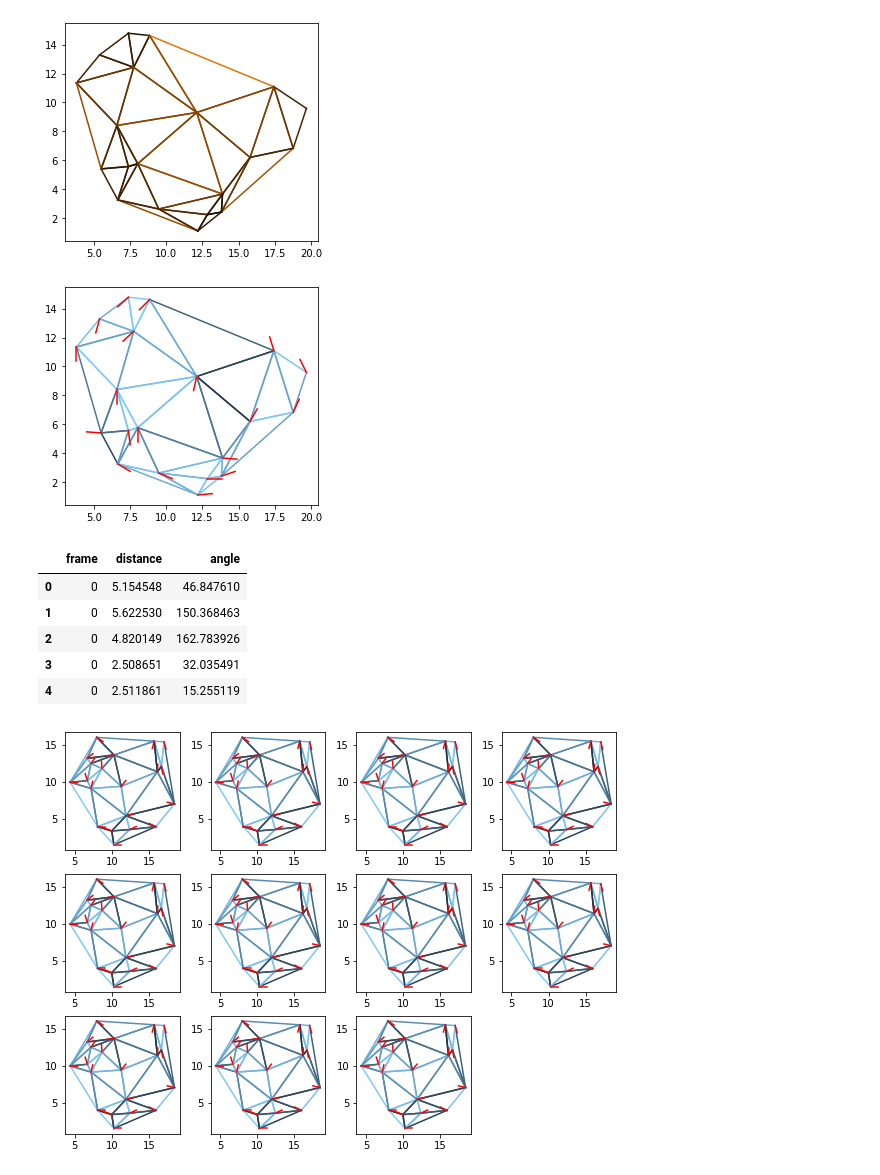
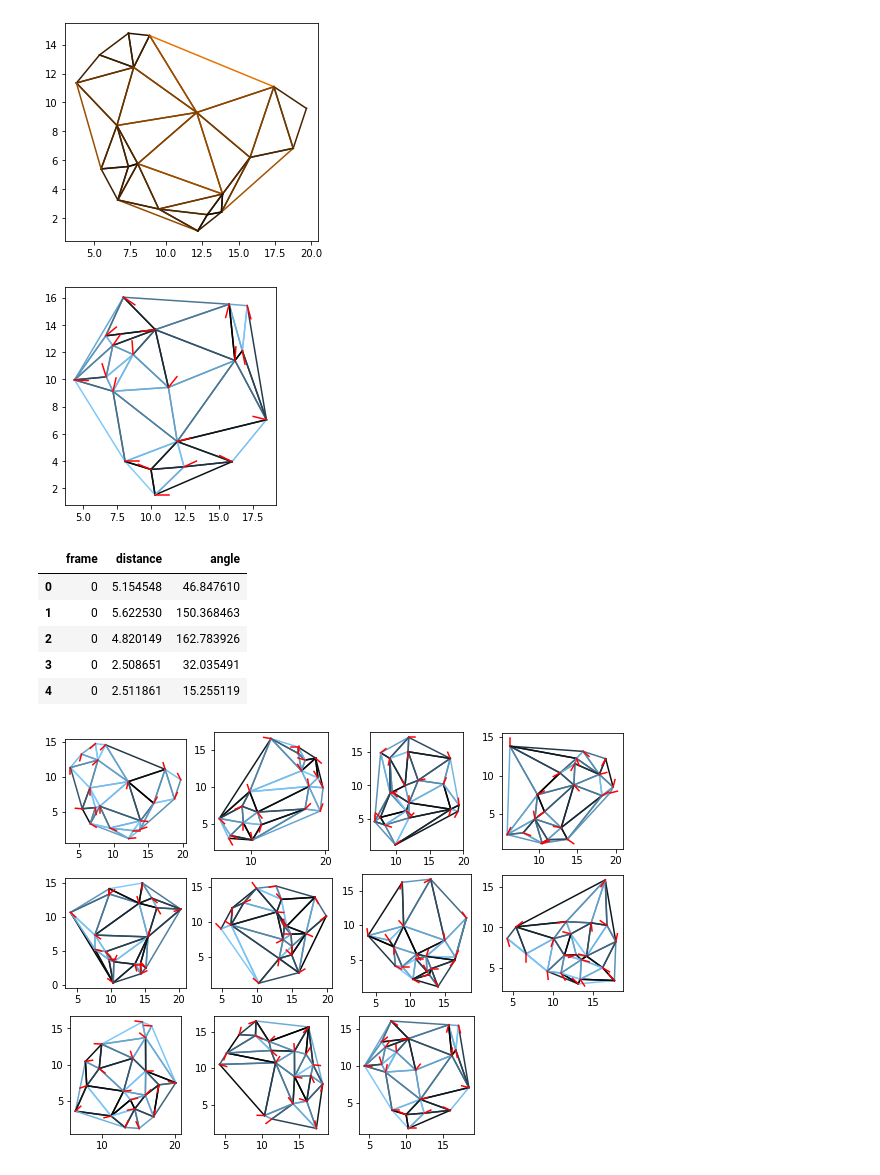
Before and after one commit to khakhalin/Xenopus-Behavior, a Jupyter notebook: 01 Schooling/Schooling playground.ipynb, the cells around one changed output. Saved outputs shown, nothing was run; the diff lists cells and outputs as text; code cells hidden in the pictures.

```diff
--- a/01 Schooling/Schooling playground.ipynb
+++ b/01 Schooling/Schooling playground.ipynb
@@ -22,9 +22,9 @@ def preProcess(d):
     d.Frame = d.Frame.astype(int) # Not sure why it becomes float, but I don't like it
     return d
 
-d = pd.read_csv('data/control.csv')
-d = preProcess(d)
-print(d[:5])
+data = pd.read_csv('data/control.csv')
+data = preProcess(data)
+print(data[:5])
 # %% [output]
    Tad  Frame  Area  Min  Min  Max      X       Y
 0    1      0     0  215  215  215  7.391  14.783
@@ -60,10 +60,11 @@ def findDistances(xy,pairs):
     '''Distances between pairs of tadpoles'''
     return [np.linalg.norm(xy[p[0],]-xy[p[1],]) for p in pairs]
 
-(xy,tails) = extractTads(d,frame=0)
+(xy,tails) = extractTads(data,frame=0)
 pairs = findNeighbors(xy)
 dist = findDistances(xy,pairs)
 
+# Test figure to see whether distances are distances
 fig = plt.figure()
 ax = fig.add_subplot(111)
 for i in range(len(pairs)):
@@ -76,28 +77,28 @@ ax.set_aspect('equal')
 # %%
 def findAngles(tails,pairs):
     '''Angles between pairs of tadpoles'''
     norms = [np.linalg.norm(tails[i,]) for i in range(tails.shape[0])]
     a = [np.arccos(np.dot(tails[p[0],],tails[p[1],])/(norms[p[0]]*norms[p[1]])) for p in pairs]
     return np.array(a)
 
-ang = findAngles(tails,pairs)
-
-def niceTadFigure(ax):
+def niceTadFigure(ax,pairs,xy,tails,ang):
     for i in range(len(pairs)):
         p = pairs[i]
         #ax.plot([xy[p[0],0] , xy[p[1],0]],[xy[p[0],1] , xy[p[1],1]]) # Point
         ax.plot(*([xy[p[i],_] for i in range(2)] for _ in range(2)),
-                color=np.array([0.5,0.8,1])*(1-ang[i]/4))
+                color=np.array([0.5,0.8,1])*(1-ang[i]/max(ang)))
     for i in range(xy.shape[0]):
         nm = np.linalg.norm(tails[i,])
         ax.plot(xy[i,0]+[0,tails[i,0]/nm], xy[i,1]+[0,tails[i,1]/nm] , '-',color='red')
     ax.set_aspect('equal')
 
+ang = findAngles(tails,pairs)
+
 fig = plt.figure()
 ax = fig.add_subplot(111)
-niceTadFigure(ax)
+niceTadFigure(ax,pairs,xy,tails,ang)
 # %% [output]
-[figure, old version]
+[figure, new version]
 # %%
 # Now analyze everything, and populate a data frame
 def processEverything(d):
@@ -108,17 +109,17 @@ def processEverything(d):
         (xy,tails) = extractTads(d,frame=iframe)
         pairs = findNeighbors(xy)
         dist = findDistances(xy,pairs)
-        ang = findAngles(tails,pairs)
+        angl = findAngles(tails,pairs)
 
         fullDf = fullDf.append(pd.DataFrame({'frame':[iframe]*len(dist),
                                              'distance':dist,
-                                             'angle':ang/np.pi*180}))
+                                             'angle':angl/np.pi*180}))
 
         ax = fig.add_subplot(4,4,iframe+1)
-        niceTadFigure(ax)
+        niceTadFigure(ax,pairs,xy,tails,angl)
     return fullDf
 
-out = processEverything(d)
+out = processEverything(data)
 out.head(5)
 # %% [output]
 |  | frame | distance | angle |
@@ -127,4 +128,4 @@ out.head(5)
 | 2 | 0 | 4.820149 | 162.783926 |
 | 3 | 0 | 2.508651 | 32.035491 |
 | 4 | 0 | 2.511861 | 15.255119 |
-[figure, old version]
+[figure, new version]
```
